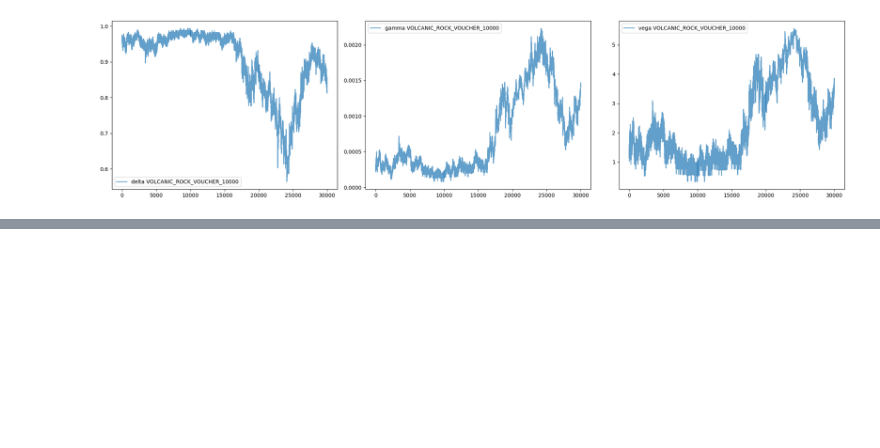
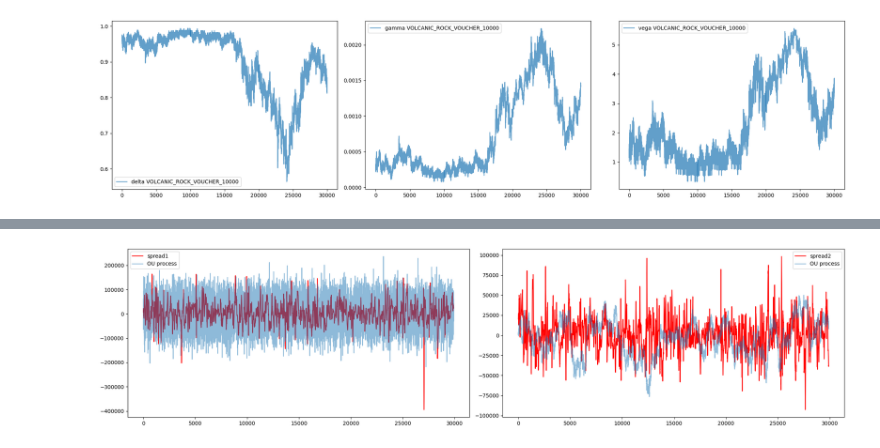
Before and after one commit to Cynric1/smarthusky1, a Jupyter notebook: round3_analysis.ipynb, the cells around one changed output, grey strips where cells are left out. Cells and saved outputs as stored; diff of their text form; code cells hidden in the pictures; blank space fills up the shorter version.

```diff
--- a/round3_analysis.ipynb
+++ b/round3_analysis.ipynb
@@ -265,0 +481,19 @@ plt.show()
+# %%
+# Fit the spreads by OU process
+theta1, mu1, sig1 = estimate_ou_mle(spread1)
+theta2, mu2, sig2 = estimate_ou_mle(spread2)
+ou_process1 = ou_process(theta1, mu1, sig1, n_steps=len(spread1))
+ou_process2 = ou_process(theta2, mu2, sig2, n_steps=len(spread2))
+plt.figure(figsize=(20, 5))
+plt.subplot(1, 2, 1)
+plt.plot(spread1, label='spread1', c='r')
+plt.plot(ou_process1, label='OU process', alpha=0.5)
+plt.legend()
+plt.subplot(1, 2, 2)
+plt.plot(spread2, label='spread2', c='r')
+plt.plot(ou_process2, label='OU process', alpha=0.5)
+plt.legend()
+plt.tight_layout()
+plt.show()
+# %% [output]
+[figure, added]
```
Also changed, not shown: parts of 4 cells of this notebook.
